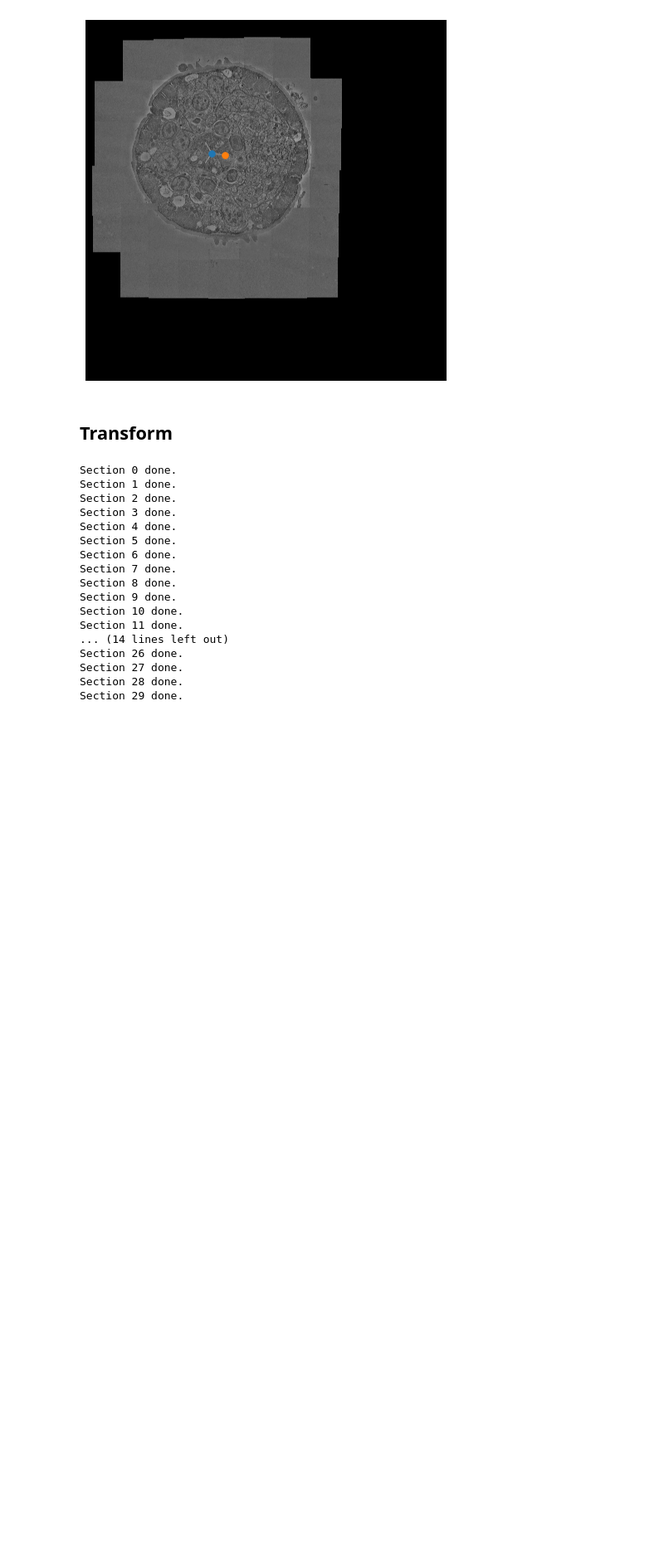
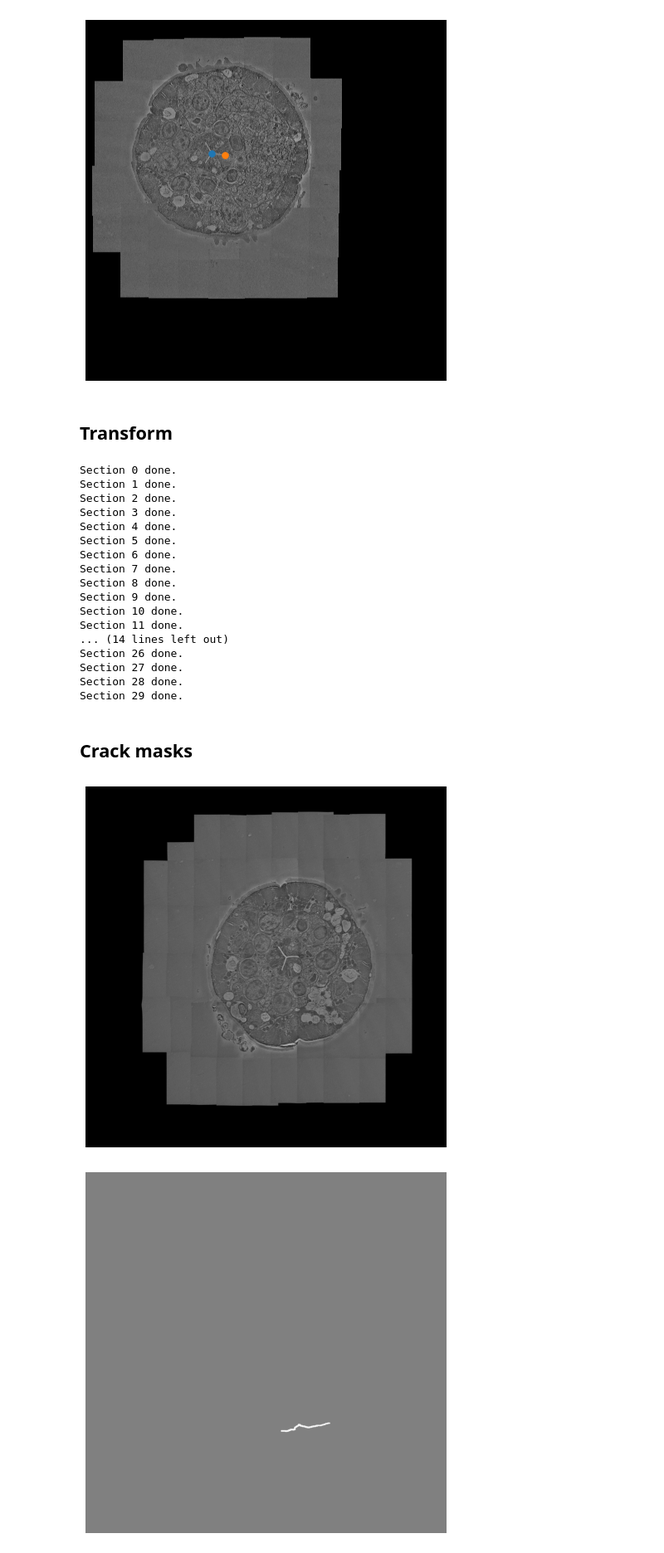
Before and after one commit to jabae/CMontage, a Jupyter notebook: notebooks/rough_align.ipynb, the cells around one changed output. Shown at 83% size. Drawn from its saved outputs; the diff is of its cells as text; code cells hidden in the pictures; blank space fills up the shorter version.

Commit message:
rough align masks

```diff
--- a/notebooks/rough_align.ipynb
+++ b/notebooks/rough_align.ipynb
@@ -245,3 +245,29 @@ Section 26 done.
 Section 27 done.
 Section 28 done.
 Section 29 done.
+# %% [markdown]
+## Crack masks
+# %%
+d = "/Users/jabae/Downloads/crack"
+flist = os.listdir(d)
+flist.sort()
+# %%
+vol = CloudVolume("gs://zetta_jkim_001_drop/celegans_montage_unaligned", mip=4, parallel=True, progress=False)
+
+i = 58
+img = vol[:,:,i][:,:,0,0]
+
+plt.figure(figsize=(8,8))
+plt.imshow(img, cmap="gray", vmin=0, vmax=255)
+plt.axis("off")
+plt.show()
+
+mask = tif.imread(os.path.join(d,flist[i]))
+
+plt.figure(figsize=(8,8))
+plt.imshow(mask[:,:,0], cmap="gray", vmin=0, vmax=255, alpha=0.5)
+plt.axis("off")
+plt.show()
+# %% [output]
+[figure, added]
+[figure, added]
```
Also changed, not shown: parts of 8 cells of this notebook.
